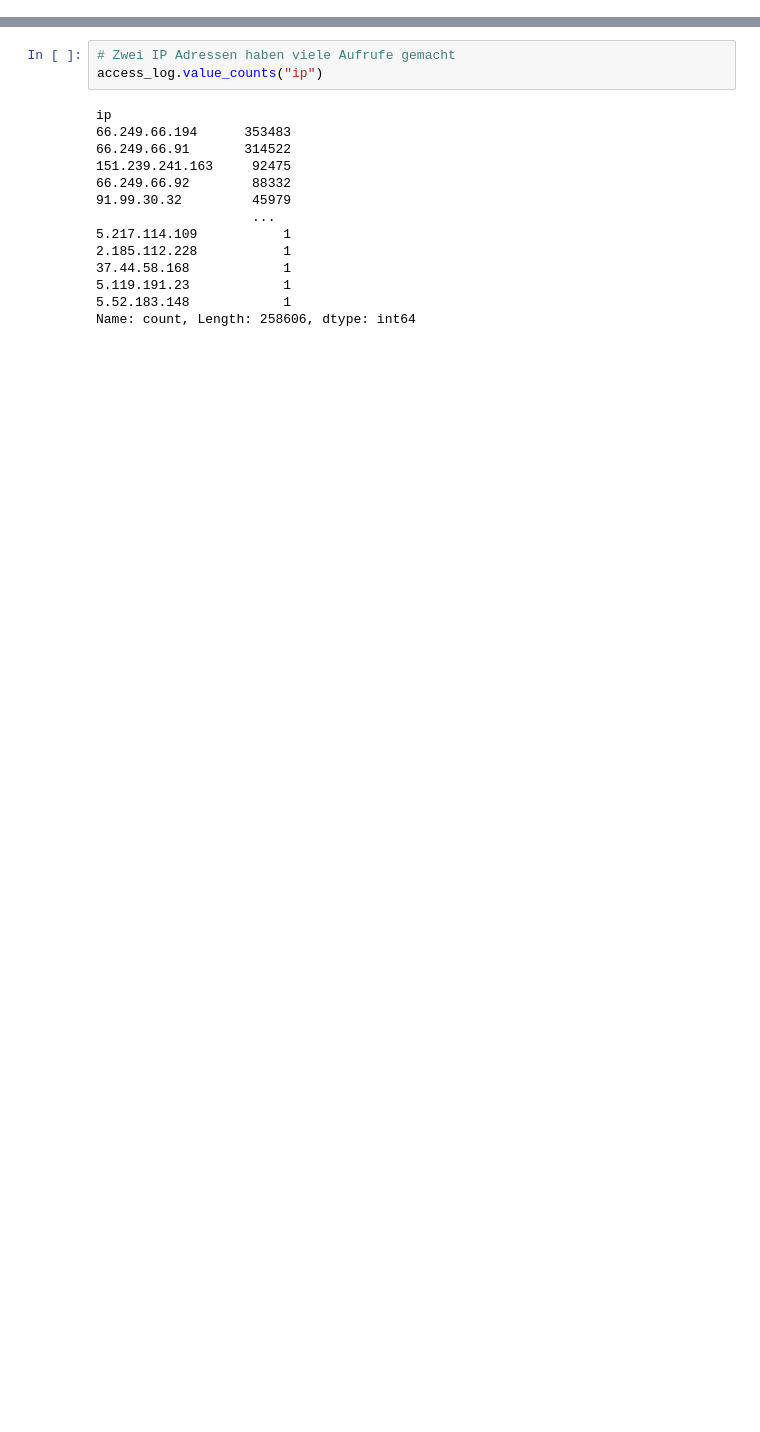
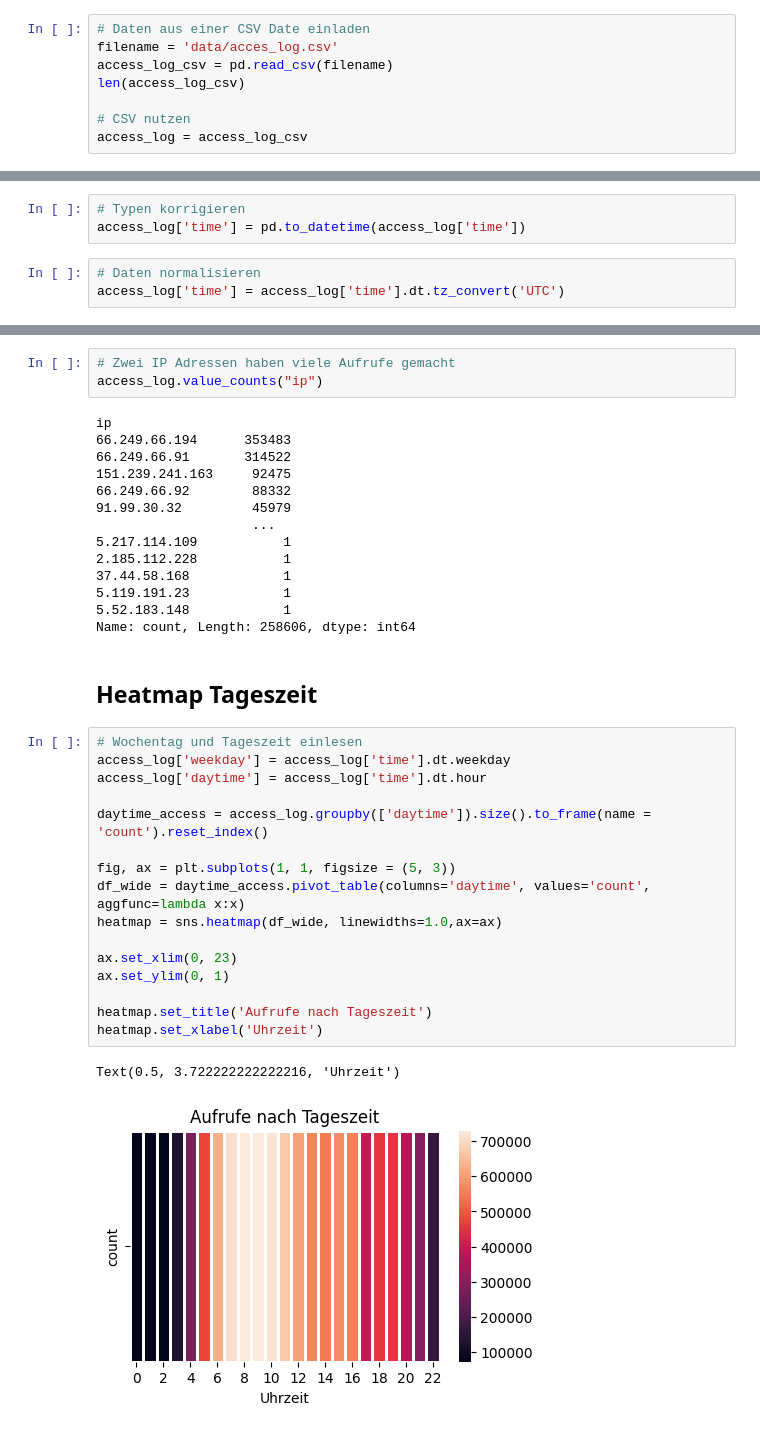
Before and after one commit to Flenz42/HSD-DAW-Pandas-SS23, a Jupyter notebook: project.ipynb, the cells around one changed output, grey strips where cells are left out. Cells and saved outputs as stored; diff of their text form; blank space fills up the shorter version.

Commit message:
Add Heatmaps

```diff
--- a/project.ipynb
+++ b/project.ipynb
@@ -53,3 +51,11 @@ access_log_backup = access_log.copy()
 len(access_log_backup)
 # %% [output]
 10365152
+# %%
+# Daten aus einer CSV Date einladen
+filename = 'data/acces_log.csv'
+access_log_csv = pd.read_csv(filename)
+len(access_log_csv)
+
+# CSV nutzen
+access_log = access_log_csv
@@ -56 +64,7 @@ len(access_log_backup)
+# %%
+# Typen korrigieren
+access_log['time'] = pd.to_datetime(access_log['time'])
+# %%
+# Daten normalisieren
+access_log['time'] = access_log['time'].dt.tz_convert('UTC')
 # %%
@@ -109,3 +125,24 @@ ip
 5.119.191.23            1
 5.52.183.148            1
 Name: count, Length: 258606, dtype: int64
+# %% [markdown]
+## Heatmap Tageszeit
+# %%
+# Wochentag und Tageszeit einlesen
+access_log['weekday'] = access_log['time'].dt.weekday
+access_log['daytime'] = access_log['time'].dt.hour
+
+daytime_access = access_log.groupby(['daytime']).size().to_frame(name = 'count').reset_index()
+
+fig, ax = plt.subplots(1, 1, figsize = (5, 3))
+df_wide = daytime_access.pivot_table(columns='daytime', values='count', aggfunc=lambda x:x)
+heatmap = sns.heatmap(df_wide, linewidths=1.0,ax=ax)
+
+ax.set_xlim(0, 23)
+ax.set_ylim(0, 1)
+
+heatmap.set_title('Aufrufe nach Tageszeit')
+heatmap.set_xlabel('Uhrzeit')
+# %% [output]
+Text(0.5, 3.722222222222216, 'Uhrzeit')
+[figure, added]
```
Also changed, not shown: parts of 14 cells of this notebook, 2 other files.
